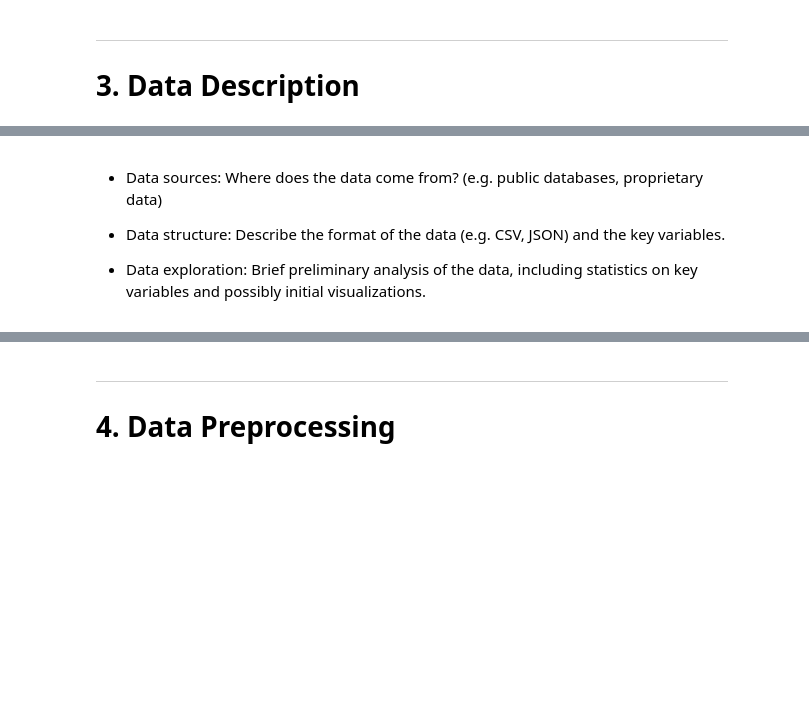
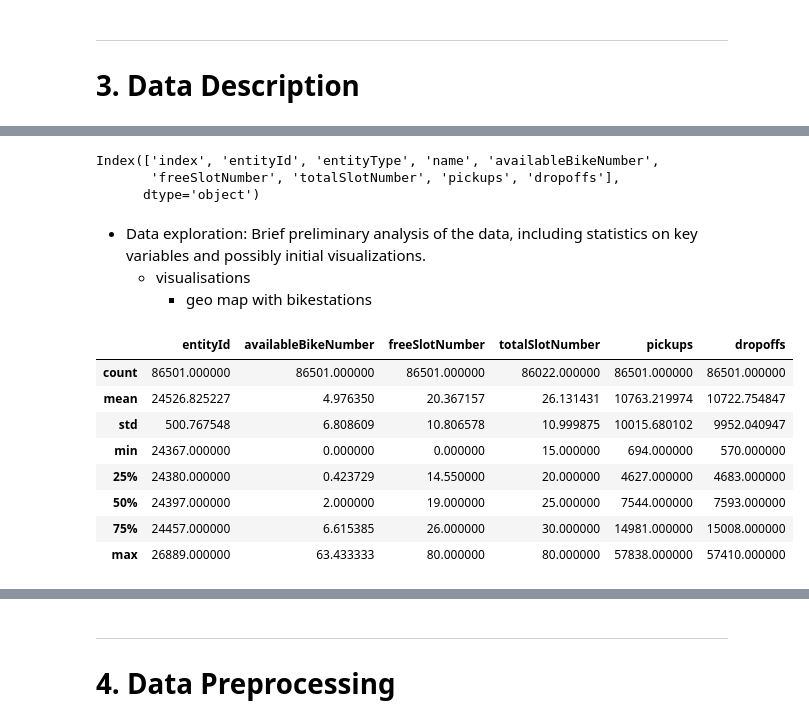
Before and after one commit to MrMysticus/Application_Project_2024, a Jupyter notebook: Master_Document.ipynb, the cells around one changed output, grey strips where cells are left out. Saved outputs shown, nothing was run; the diff lists cells and outputs as text; code cells hidden in the pictures; blank space fills up the shorter version.

```diff
--- a/Master_Document.ipynb
+++ b/Master_Document.ipynb
@@ -67,0 +128,4 @@ Clearly stated objectives and possibly the hypotheses you want to test.
+# %%
+df = pd.read_csv('FelixData_final_main_kiel.csv')
+print(df.shape)
+df.head()
@@ -67,0 +139,6 @@ Clearly stated objectives and possibly the hypotheses you want to test.
+# %%
+df.columns
+# %% [output]
+Index(['index', 'entityId', 'entityType', 'name', 'availableBikeNumber',
+       'freeSlotNumber', 'totalSlotNumber', 'pickups', 'dropoffs'],
+      dtype='object')
@@ -68,6 +153,17 @@ Clearly stated objectives and possibly the hypotheses you want to test.
 # %% [markdown]
-- Data sources: Where does the data come from? (e.g. public databases, proprietary data)
-
-- Data structure: Describe the format of the data (e.g. CSV, JSON) and the key variables.
 
 - Data exploration: Brief preliminary analysis of the data, including statistics on key variables and possibly initial visualizations.
+    - visualisations
+        - geo map with bikestations
+# %%
+df.describe()
+# %% [output]
+|  | entityId | availableBikeNumber | freeSlotNumber | totalSlotNumber | pickups | dropoffs |
+| count | 86501.000000 | 86501.000000 | 86501.000000 | 86022.000000 | 86501.000000 | 86501.000000 |
+| mean | 24526.825227 | 4.976350 | 20.367157 | 26.131431 | 10763.219974 | 10722.754847 |
+| std | 500.767548 | 6.808609 | 10.806578 | 10.999875 | 10015.680102 | 9952.040947 |
+| min | 24367.000000 | 0.000000 | 0.000000 | 15.000000 | 694.000000 | 570.000000 |
+| 25% | 24380.000000 | 0.423729 | 14.550000 | 20.000000 | 4627.000000 | 4683.000000 |
+| 50% | 24397.000000 | 2.000000 | 19.000000 | 25.000000 | 7544.000000 | 7593.000000 |
+| 75% | 24457.000000 | 6.615385 | 26.000000 | 30.000000 | 14981.000000 | 15008.000000 |
+| max | 26889.000000 | 63.433333 | 80.000000 | 80.000000 | 57838.000000 | 57410.000000 |
```
Also changed, not shown: parts of 19 cells of this notebook.
